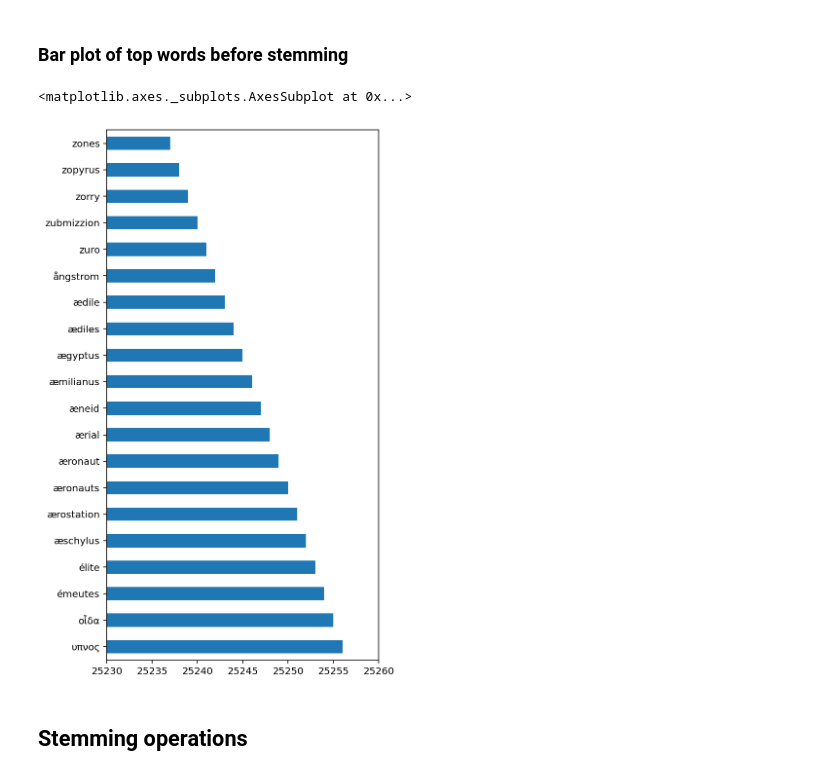
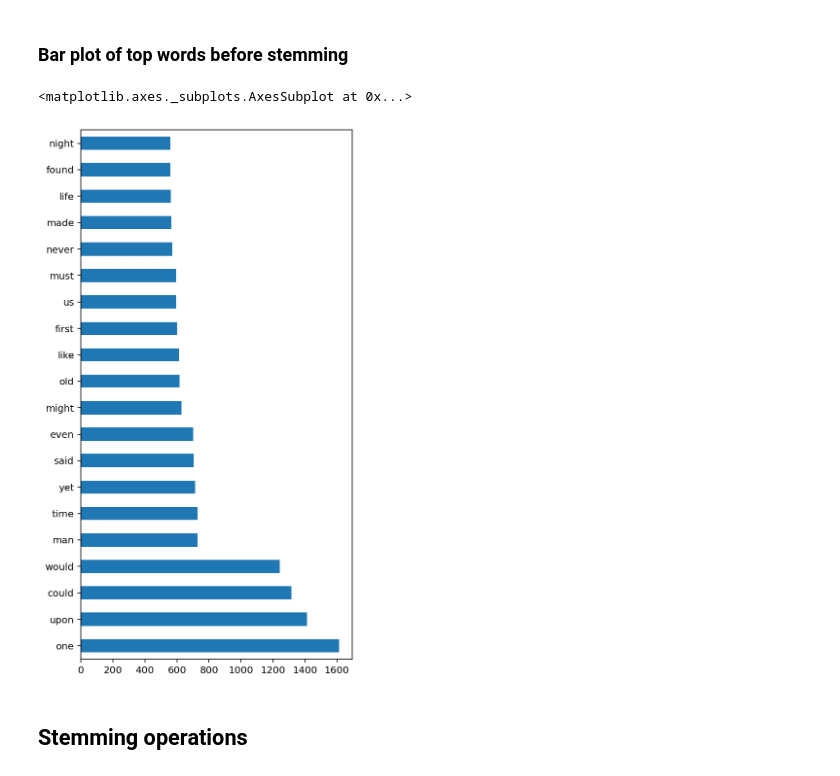
Before and after one commit to AnnayanB/NLP_TextAnalytics, a Jupyter notebook: NLP_TextAnalytics.ipynb, the cells around one changed output. Cells and saved outputs as stored; diff of their text form; code cells hidden in the pictures.

```diff
--- a/NLP_TextAnalytics.ipynb
+++ b/NLP_TextAnalytics.ipynb
@@ -168,5 +169,8 @@ data.head(10)
 count_vectorizer = CountVectorizer()
 # fit the count vectorizer using the text data
 count_vectorizer.fit(data['text'])
-# collect the vocabulary items used in the vectorizer
-dictionary = count_vectorizer.vocabulary_.items()
+bag_of_words = count_vectorizer.fit_transform(data['text'])
+sum_words = bag_of_words.sum(axis=0)
+words_freq = [(word, sum_words[0, idx]) for word, idx in count_vectorizer.vocabulary_.items()]
+words_freq =sorted(words_freq, key = lambda x: x[1], reverse=True)
+print(words_freq[:20])
@@ -177,9 +183,9 @@ dictionary = count_vectorizer.vocabulary_.items()
 vocab = []
 count = []
 # iterate through each vocab and count append the value to designated lists
-for key, value in dictionary:
-    vocab.append(key)
-    count.append(value)
+for i in words_freq:
+    vocab.append(i[0])
+    count.append(i[1])
 # store the count in panadas dataframe with vocab as index
 vocab_bef_stem = pd.Series(count, index=vocab)
 # sort the dataframe
@@ -188,10 +194,10 @@ vocab_bef_stem = vocab_bef_stem.sort_values(ascending=False)
 ### **Bar plot of top words before stemming**
 # %%
 top_vacab = vocab_bef_stem.head(20)
-top_vacab.plot(kind = 'barh', figsize=(5,10), xlim= (25230, 25260))
+top_vacab.plot(kind = 'barh', figsize=(5,10))
 # %% [output]
 <matplotlib.axes._subplots.AxesSubplot at 0x...>
-[figure, old version]
+[figure, new version]
 # %% [markdown]
 ##  **Stemming operations**
 # %% [markdown]
```
Also changed, not shown: parts of 21 cells of this notebook.
